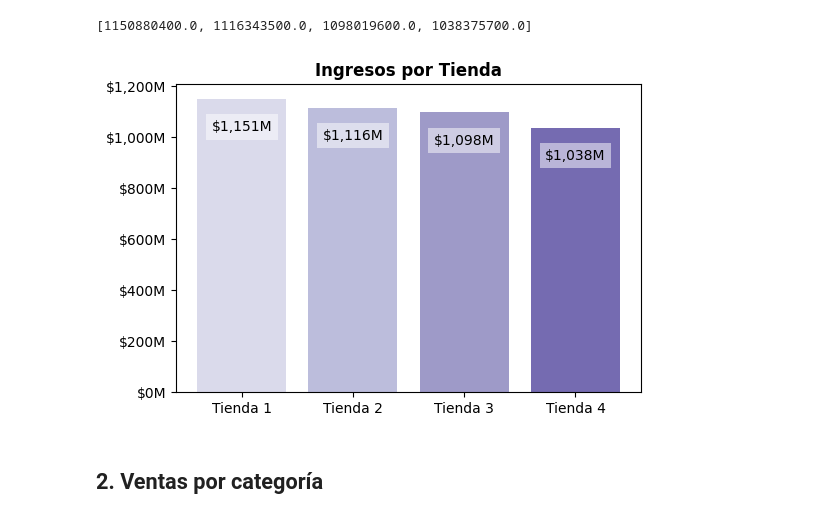
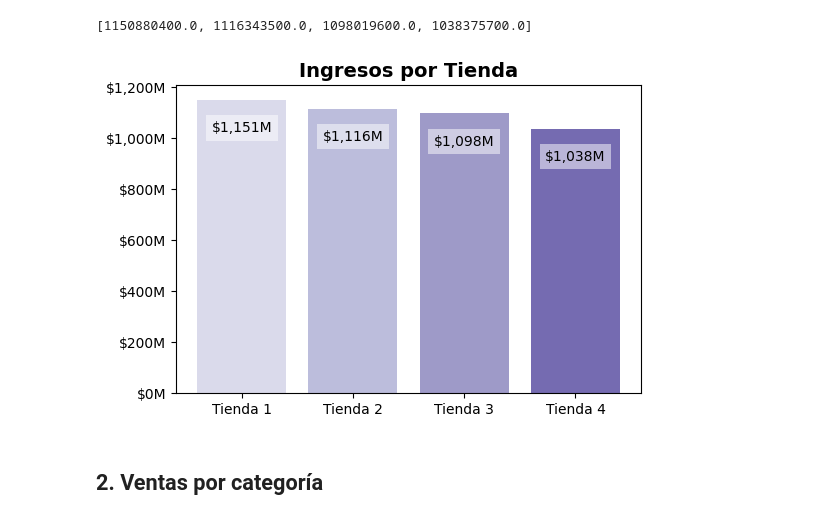
Before and after one commit to Blackpachamame/challenge-alura-store, a Jupyter notebook: AluraStoreLatam.ipynb, the cells around one changed output. Saved outputs shown, nothing was run; the diff lists cells and outputs as text; code cells hidden in the pictures.

```diff
--- a/AluraStoreLatam.ipynb
+++ b/AluraStoreLatam.ipynb
@@ -39,34 +40,34 @@ print(ingresos_totales)
 # %%
 # Definición de las variables a ser graficadas
 x = nombres
 y = ingresos_totales
 
 # Aplicar formato a números
 def millones(x, pos=None):
     """
     Esta función convierte un número y le da formato de millones (M) sin decimales
     """
     return f'${x/1_000_000:,.0f}M'
 
 # Realizar gráfica de suma total de ventas por tienda
 fig, ax = plt.subplots(figsize = (6,4))
 ax.bar(x, y, color = bar_colors)
 
 # Uso de la función millones para formatear números en el eje y
 ax.yaxis.set_major_formatter(FuncFormatter(millones))
 
-ax.set_title("Ingresos por Tienda", fontweight='bold')
+ax.set_title("Ingresos por Tienda", fontsize=14, fontweight='bold')
 
 # Generar etiquetas en las barras
 # Uso de la función millones para formatear las etiquetas de las barras
 for i, v in enumerate(y):
     ax.text(i, v - 110_000_000, millones(v),
         ha='center', va='center',
         bbox={'facecolor': 'white', 'alpha': 0.5, 'edgecolor': 'None'})
 
 plt.show()
 # %% [output]
-[figure, old version]
+[figure, new version]
 # %% [markdown]
 ## 2. Ventas por categoría
 # %%
```
Also changed, not shown: parts of 10 cells of this notebook.
